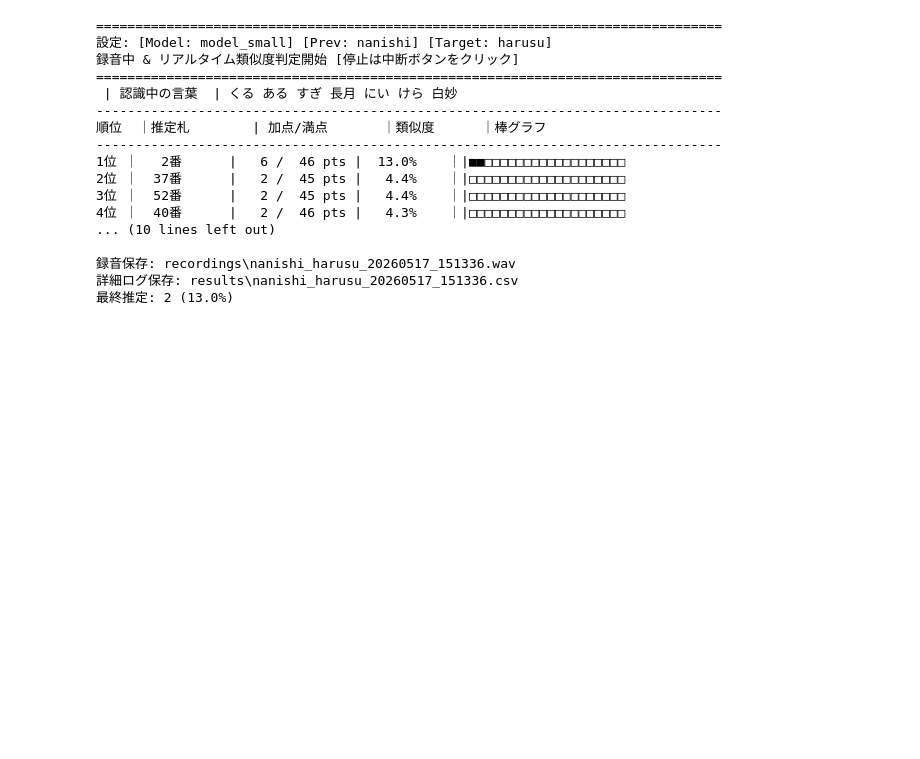
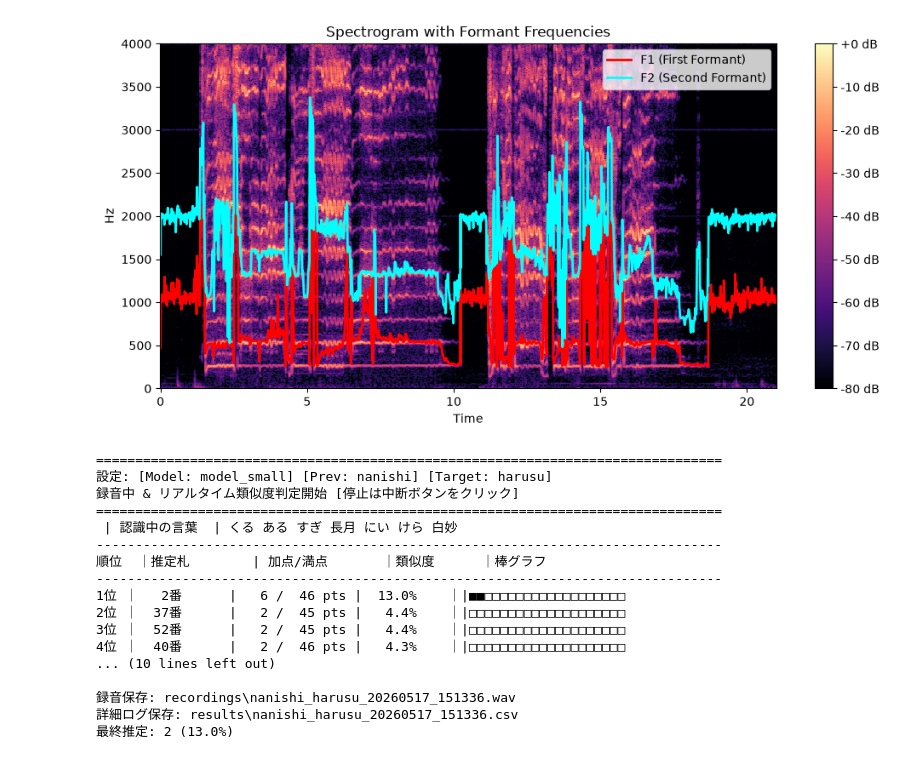
Before and after one commit to JM43-ym/karuta_vosk, a Jupyter notebook: karuta_sound.ipynb, the cells around one changed output. Saved outputs shown, nothing was run; the diff lists cells and outputs as text; code cells hidden in the pictures; blank space fills up the shorter version.

```diff
--- a/karuta_sound.ipynb
+++ b/karuta_sound.ipynb
@@ -1,3 +26,73 @@
+# %%
+import librosa
+import librosa.display
+import matplotlib.pyplot as plt
+import numpy as np
+from scipy.signal import lfilter, find_peaks
+
+# 1. 音声の読み込み（16kHzにリサンプリングするとフォルマントが計算しやすいです）
+#audio_path = 'nanishi_haruno_20260517_180128.wav'
+audio_path='nanishi_150_harusu_150_20260608_113724.wav'
+y, sr = librosa.load(audio_path, sr=16000)
+
+# 2. LPC（線形予測分析）を使ってフォルマントを抽出する関数
+def estimate_formants(y, sr):
+    # 微妙な高音を強調（プリエンファシス）
+    y_filt = lfilter([1, -0.63], [1], y)
+
+    # フレームごとにLPCを計算（25msごと）
+    frame_length = int(0.025 * sr)
+    hop_length = int(0.010 * sr)
+    frames = librosa.util.frame(y_filt, frame_length=frame_length, hop_length=hop_length)
+
+    f1_list, f2_list = [], []
+
+    # 各フレームのLPC係数からルート（根）を求めて周波数を割り出す
+    for frame in frames.T:
+        # 窓関数をかける
+        windowed = frame * np.hamming(len(frame))
+        # LPC係数の計算 (16kHzの場合、次数は18〜20あたりが最適)
+        a = librosa.lpc(windowed, order=18)
+        # 多項式の根を求める
+        roots = np.roots(a)
+        # 上半平面の根のみを抽出
+        roots = [r for r in roots if np.imag(r) >= 0]
+        # 周波数に変換
+        ang = np.arctan2(np.imag(roots), np.real(roots))
+        frqs = sorted(ang * (sr / (2 * np.pi)))
+
+        # フォルマント（人間が発声する周波数帯 250Hz〜3500Hz）を特定
+        formants = [f for f in frqs if 250 < f < 3500]
+
+        # 第1、第2フォルマントを格納（検出できなかったら0）
+        f1_list.append(formants[0] if len(formants) > 0 else 0)
+        f2_list.append(formants[1] if len(formants) > 1 else 0)
+
+    return np.array(f1_list), np.array(f2_list), hop_length
+
+# フォルマントの計算
+f1, f2, hop = estimate_formants(y, sr)
+times = librosa.frames_to_time(range(len(f1)), sr=sr, hop_length=hop)
+
+# 3. スペクトログラムの上にフォルマントを重ねて描画
+D = librosa.stft(y)
+S_db = librosa.amplitude_to_db(np.abs(D), ref=np.max)
+
+plt.figure(figsize=(10, 5))
+librosa.display.specshow(S_db, sr=sr, x_axis='time', y_axis='hz', cmap='magma')
+
+# フォルマントの線を重ねる（0のデータはプロットしない）
+plt.plot(times[f1>0], f1[f1>0], label='F1 (First Formant)', color='red', linewidth=2)
+plt.plot(times[f2>0], f2[f2>0], label='F2 (Second Formant)', color='cyan', linewidth=2)
+
+plt.ylim(0, 4000) # 人間の声の主要な帯域（4000Hzまで）にズーム
+plt.colorbar(format='%+2.0f dB')
+plt.title('Spectrogram with Formant Frequencies')
+plt.legend(loc='upper right')
+plt.tight_layout()
+plt.show()
+# %% [output]
+[figure, added]
 # %%
 import sounddevice as sd
 import queue
```
Also changed, not shown: parts of 12 cells of this notebook, 23 other files.
